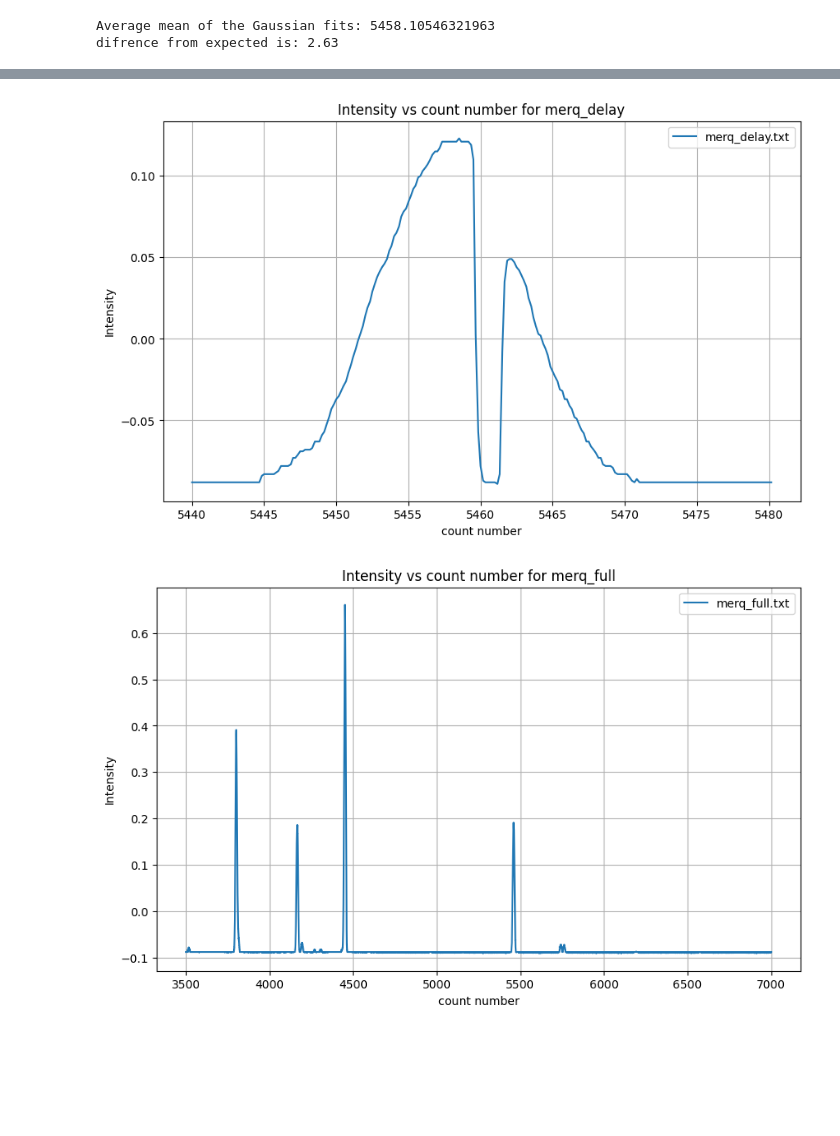
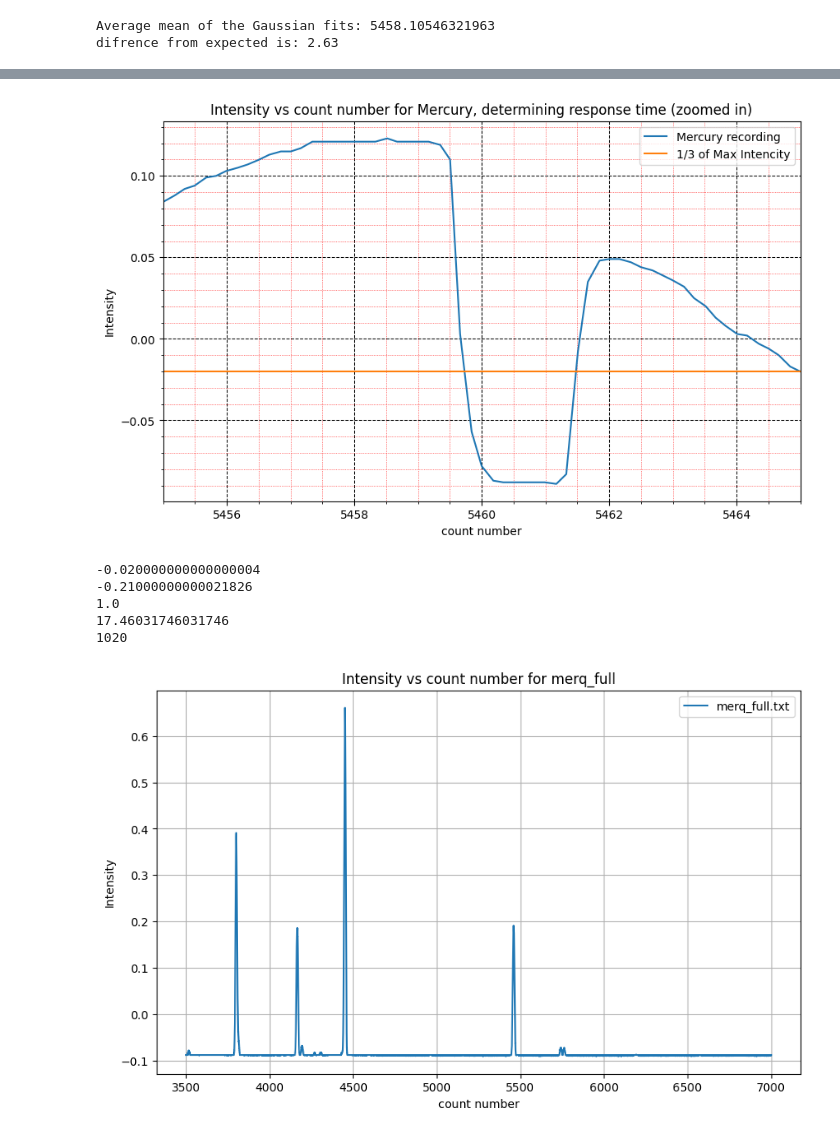
Before and after one commit to zbpetersbuf/CP1-24-final, a Jupyter notebook: zbpetersbuf/advlab3/thing.ipynb, the cells around one changed output, grey strips where cells are left out. Cells and saved outputs as stored; diff of their text form; code cells hidden in the pictures; blank space fills up the shorter version.

```diff
--- a/zbpetersbuf/advlab3/thing.ipynb
+++ b/zbpetersbuf/advlab3/thing.ipynb
@@ -52,0 +109,25 @@ difrence from expected is: 2.63
+# %%
+import importlib
+import spectrum
+importlib.reload(spectrum)
+sys.path.append('/workspaces/CP1-24-final/zbpetersbuf/advlab3data/')
+file_contents = spectrum.read_files('merq_delay.txt')
+
+plt.figure(figsize=(10, 6))
+for file_path, data in file_contents.items():
+    time = [point[0] for point in data]
+    value = [point[1] for point in data]
+    plt.plot(time, value, label='Mercury recording')
+
+plt.xlabel('count number')
+plt.ylabel('Intensity')
+plt.title(f'Intensity vs count number for Mercury, determining response time')
+plt.legend()
+
+plt.grid(True)
+#plt.grid(True, which='major', linestyle='--', color='black', linewidth=0.75)
+#plt.minorticks_on()
+#plt.grid(True, which='minor', linestyle=':', color='red', linewidth=0.5)
+#plt.xlim(5455, 5465)
+#plt.ylim(6200, 7000)
+plt.show()
@@ -53,24 +136,50 @@ difrence from expected is: 2.63
 # %%
 import importlib
 import spectrum
 importlib.reload(spectrum)
 sys.path.append('/workspaces/CP1-24-final/zbpetersbuf/advlab3data/')
 file_contents = spectrum.read_files('merq_delay.txt')
 
 plt.figure(figsize=(10, 6))
 for file_path, data in file_contents.items():
     time = [point[0] for point in data]
     value = [point[1] for point in data]
-    plt.plot(time, value, label=file_path.split('/')[-1])
+    plt.plot(time, value, label='Mercury recording')
+
+
+zro = np.zeros(242)
+
+zro = [-0.02+x for x in zro]
+
+plt.plot(time, zro, label='1/3 of Max Intencity')
+
+
+
 
 plt.xlabel('count number')
 plt.ylabel('Intensity')
-plt.title(f'Intensity vs count number for {'merq_delay'}')
+plt.title(f'Intensity vs count number for Mercury, determining response time (zoomed in)')
 plt.legend()
-plt.grid(True)
+plt.grid(True, which='major', linestyle='--', color='black', linewidth=0.75)
+plt.minorticks_on()
+plt.grid(True, which='minor', linestyle=':', color='red', linewidth=0.5)
+plt.xlim(5455, 5465)
+#plt.ylim(6200, 7000)
 plt.show()
 # %% [output]
-[figure, old version]
+[figure, new version]
+# %%
+print((0.12+0.09)/3 + -0.09)
+print((5459.4-5459.75)*0.6)
+print (0.6*100/60)
+print(11/(0.63))
+print(17*60)
+# %% [output]
+-0.020000000000000004
+-0.21000000000021826
+1.0
+17.46031746031746
+1020
 # %%
 import importlib
 import spectrum
```
Also changed, not shown: parts of 21 cells of this notebook, 4 other files.
